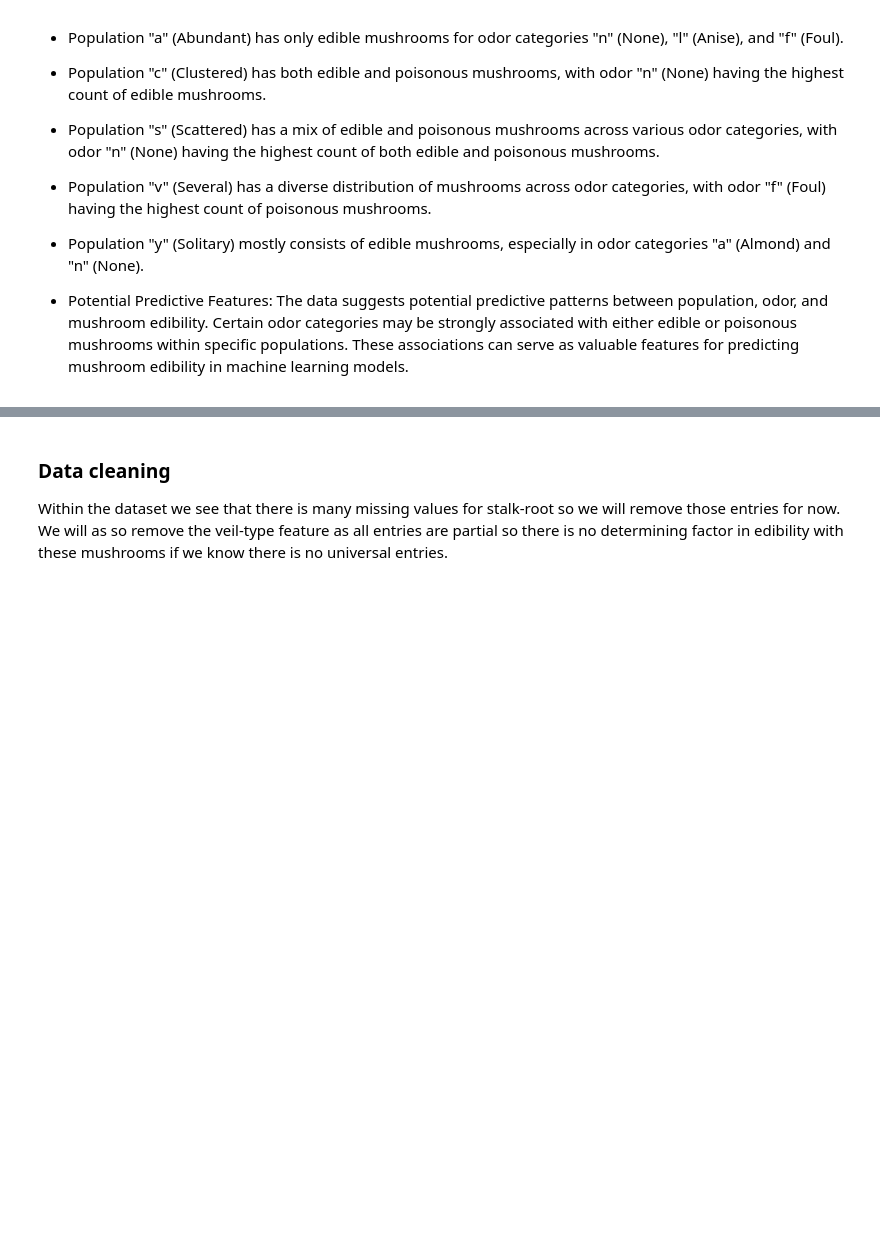
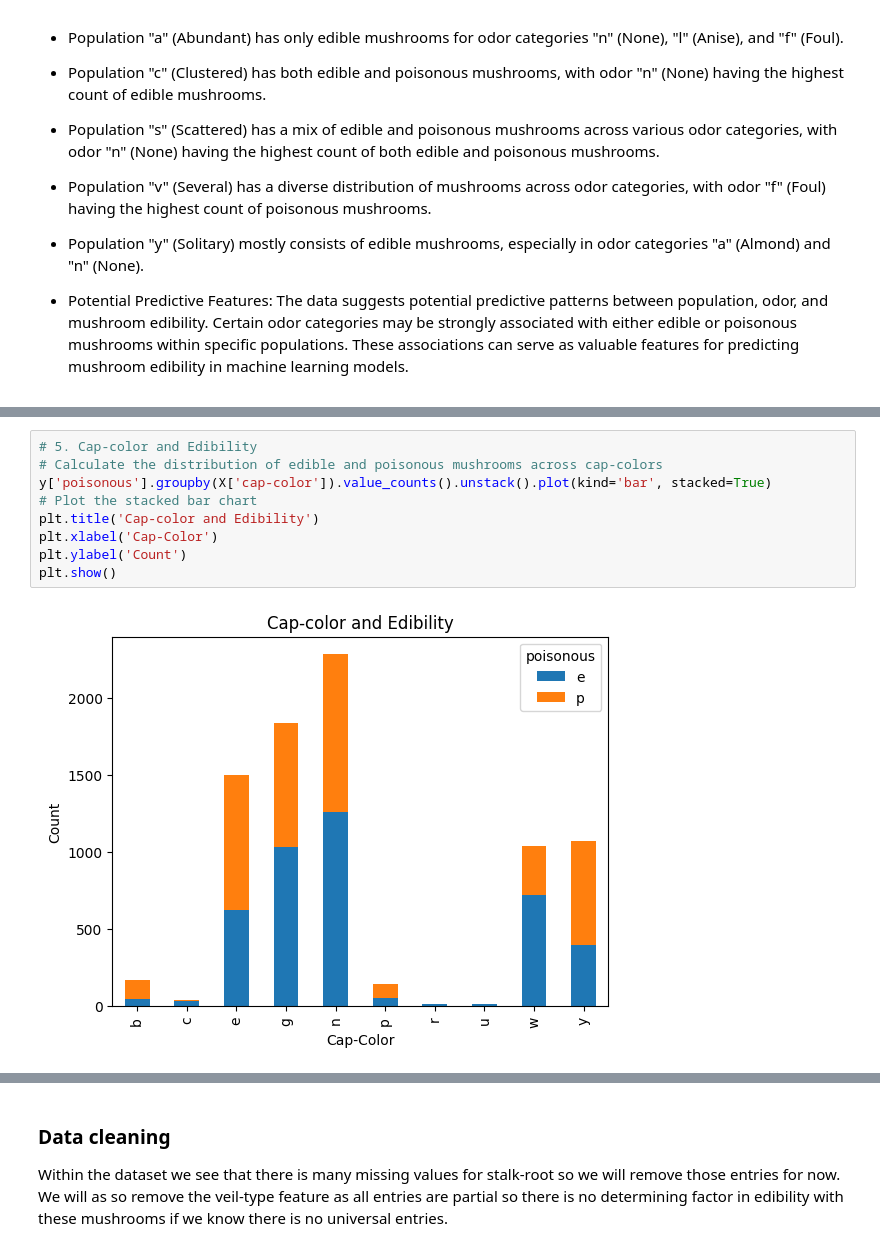
Before and after one commit to emilyclifton/ML-Mushrooms, a Jupyter notebook: mushrooms.ipynb, the cells around one changed output, grey strips where cells are left out. Drawn from its saved outputs; the diff is of its cells as text; blank space fills up the shorter version.

```diff
--- a/mushrooms.ipynb
+++ b/mushrooms.ipynb
@@ -421,0 +446,11 @@ Population and Odor
+# %%
+# 5. Cap-color and Edibility
+# Calculate the distribution of edible and poisonous mushrooms across cap-colors
+y['poisonous'].groupby(X['cap-color']).value_counts().unstack().plot(kind='bar', stacked=True)
+# Plot the stacked bar chart
+plt.title('Cap-color and Edibility')
+plt.xlabel('Cap-Color')
+plt.ylabel('Count')
+plt.show()
+# %% [output]
+[figure, added]
```
Also changed, not shown: parts of 163 cells of this notebook.
